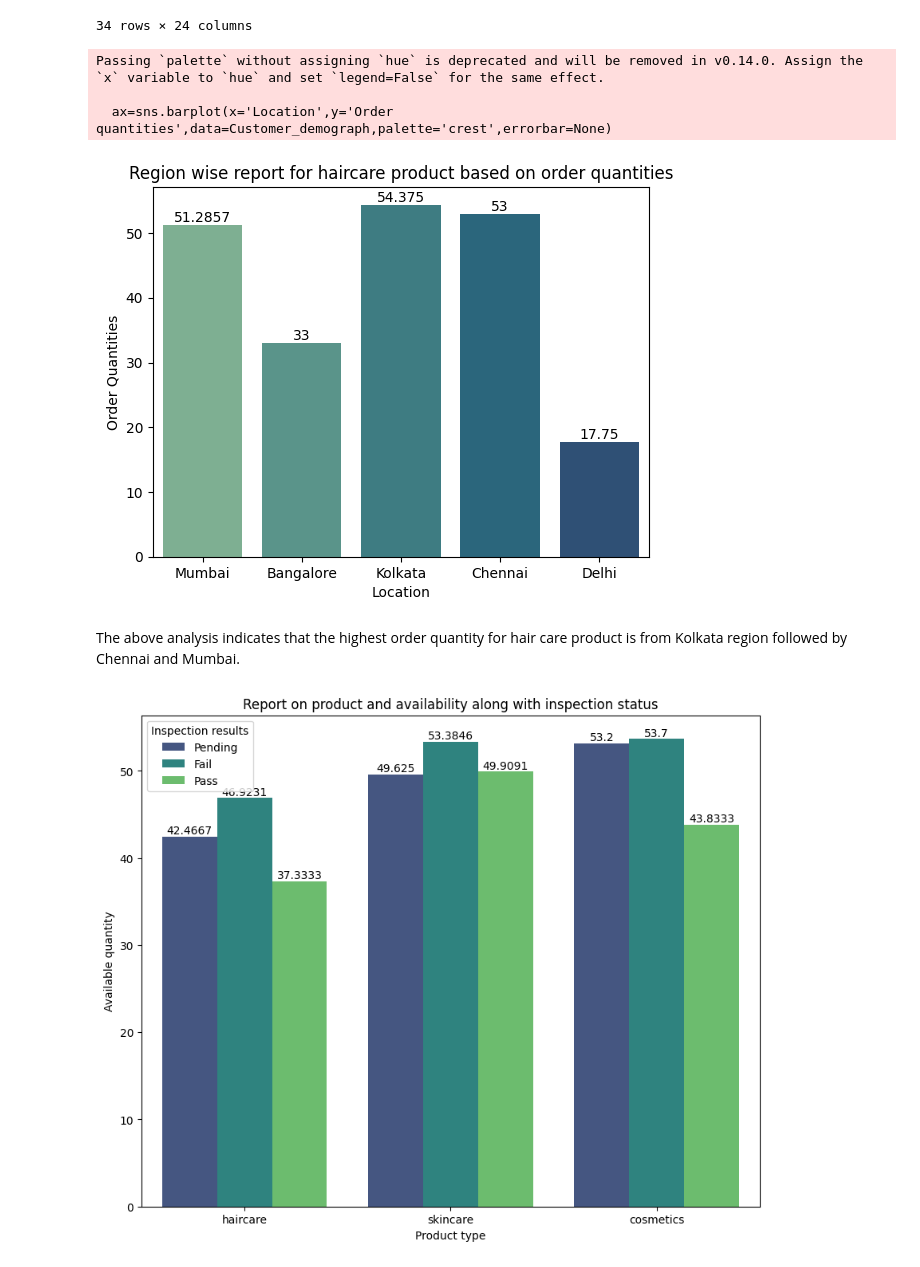
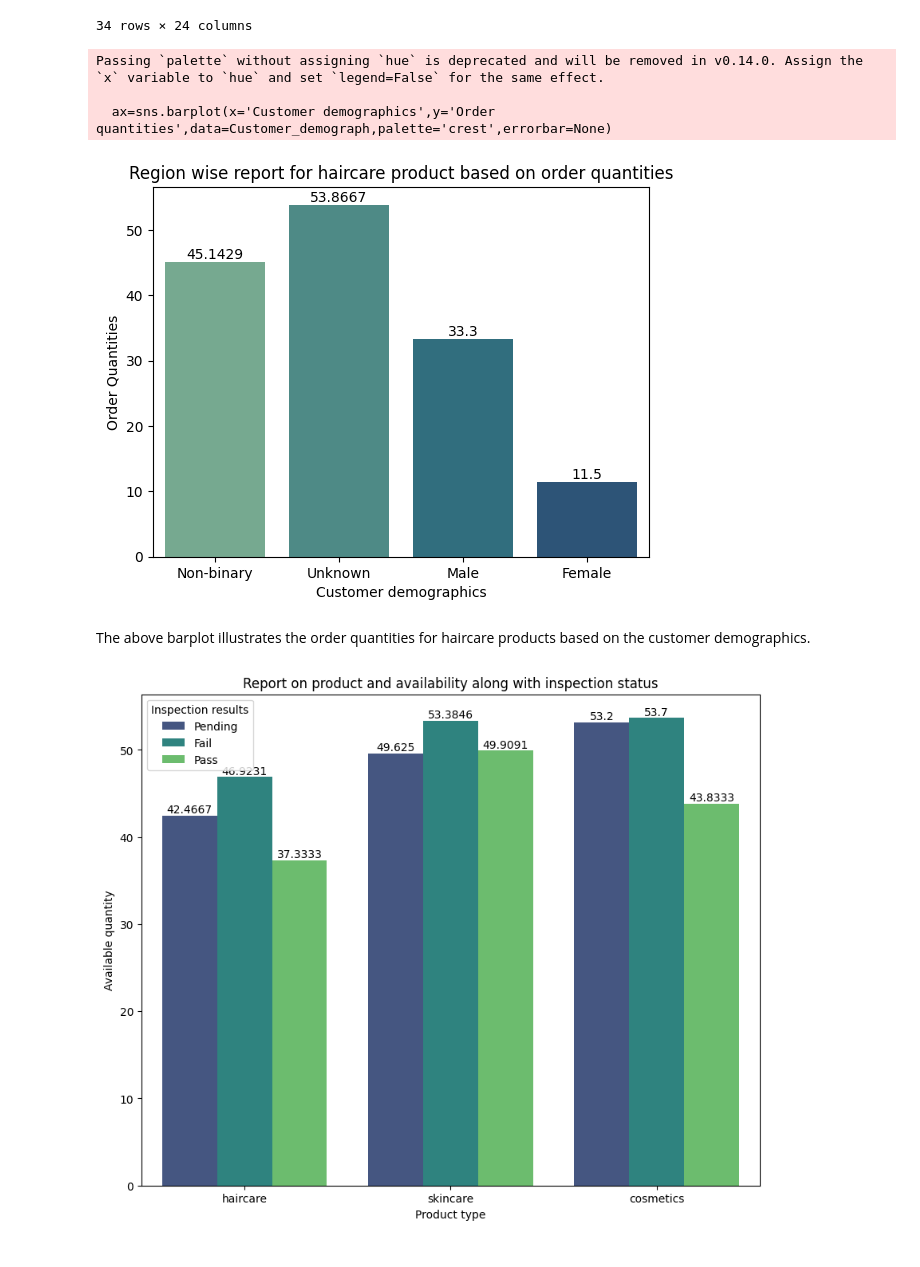
Before and after one commit to Mithunmahendran/Seaborn_SupplyChain_Analysis, a Jupyter notebook: Dataset_SupplyChain_seaborn.ipynb, the cells around one changed output. Cells and saved outputs as stored; diff of their text form; code cells hidden in the pictures.

```diff
--- a/Dataset_SupplyChain_seaborn.ipynb
+++ b/Dataset_SupplyChain_seaborn.ipynb
@@ -195,0 +196,8 @@ The above barplot illustrates the average shipping time for each each product ty
+# %%
+plt.figure(figsize=(9,9))
+ax=sns.barplot(y='Number of products sold',x='Location',data=df,hue='Product type',palette='viridis',errorbar=None)
+plt.title('Sales analysis segmented by region')
+plt.xlabel('Location')
+plt.ylabel('Units sold')
+for i in ax.containers:
+  ax.bar_label(i)
@@ -216,19 +228,19 @@ Customer_demograph
 | 99 | haircare | SKU99 | 68.517833 | 17 | 627 | 9185.185829 | ... |
 34 rows × 24 columns
 # %%
-ax=sns.barplot(x='Location',y='Order quantities',data=Customer_demograph,palette='crest',errorbar=None)
+ax=sns.barplot(x='Customer demographics',y='Order quantities',data=Customer_demograph,palette='crest',errorbar=None)
 plt.title('Region wise report for haircare product based on order quantities')
-plt.xlabel('Location')
+plt.xlabel('Customer demographics')
 plt.ylabel('Order Quantities')
 for i in ax.containers:
   ax.bar_label(i)
 # %% [output]
 Passing `palette` without assigning `hue` is deprecated and will be removed in v0.14.0. Assign the `x` variable to `hue` and set `legend=False` for the same effect.
 
-  ax=sns.barplot(x='Location',y='Order quantities',data=Customer_demograph,palette='crest',errorbar=None)
+  ax=sns.barplot(x='Customer demographics',y='Order quantities',data=Customer_demograph,palette='crest',errorbar=None)
-[figure, old version]
+[figure, new version]
-# %% [markdown]
-The above analysis indicates that the highest order quantity for hair care product is from Kolkata region followed by Chennai and Mumbai.
+# %% [markdown]
+The above barplot illustrates the order quantities for haircare products based on the customer demographics.
 # %%
 plt.figure(figsize=(10,8))
 ax=sns.barplot(x='Product type',y='Availability',data=df,hue='Inspection results',palette='viridis',errorbar=None)
```
Also changed, not shown: parts of 8 cells of this notebook.
